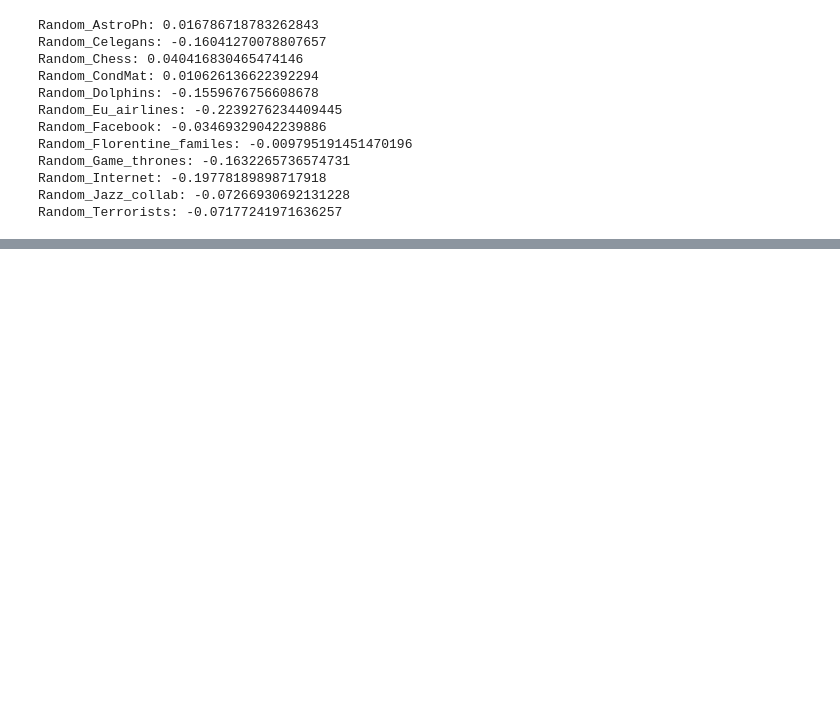
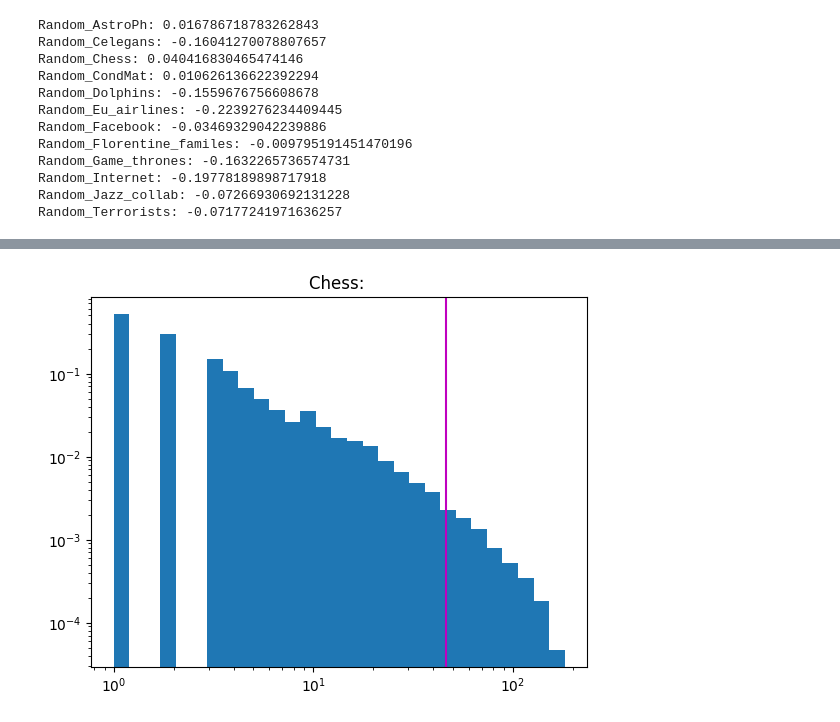
Before and after one commit to huyim/Netsci, a Jupyter notebook: Assi2/Hu_Yiming_EX2.ipynb, the cells around one changed output, grey strips where cells are left out. Saved outputs shown, nothing was run; the diff lists cells and outputs as text; code cells hidden in the pictures; blank space fills up the shorter version.

```diff
--- a/Assi2/Hu_Yiming_EX2.ipynb
+++ b/Assi2/Hu_Yiming_EX2.ipynb
@@ -175,0 +212,4 @@ Random_Terrorists: -0.07177241971636257
+# %%
+deg_distribution("Chess: ", g_chess)
+# %% [output]
+[figure, added]
```
Also changed, not shown: parts of 14 cells of this notebook.
